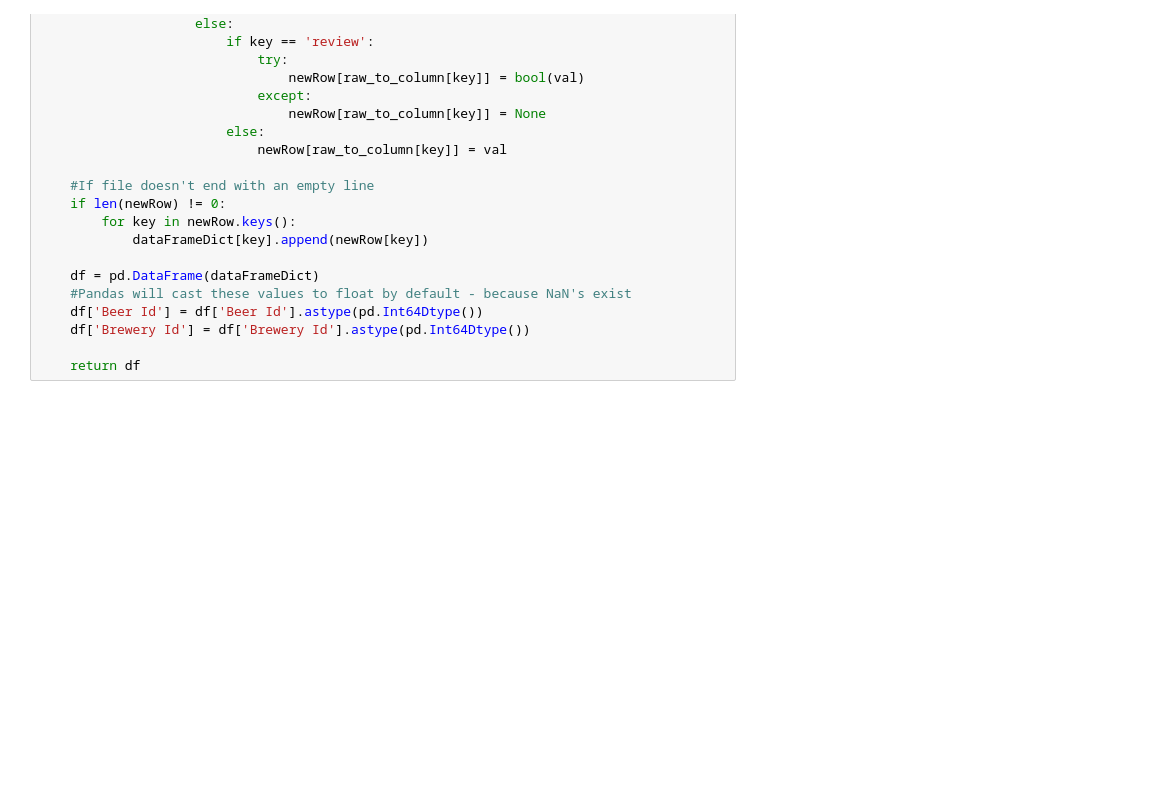
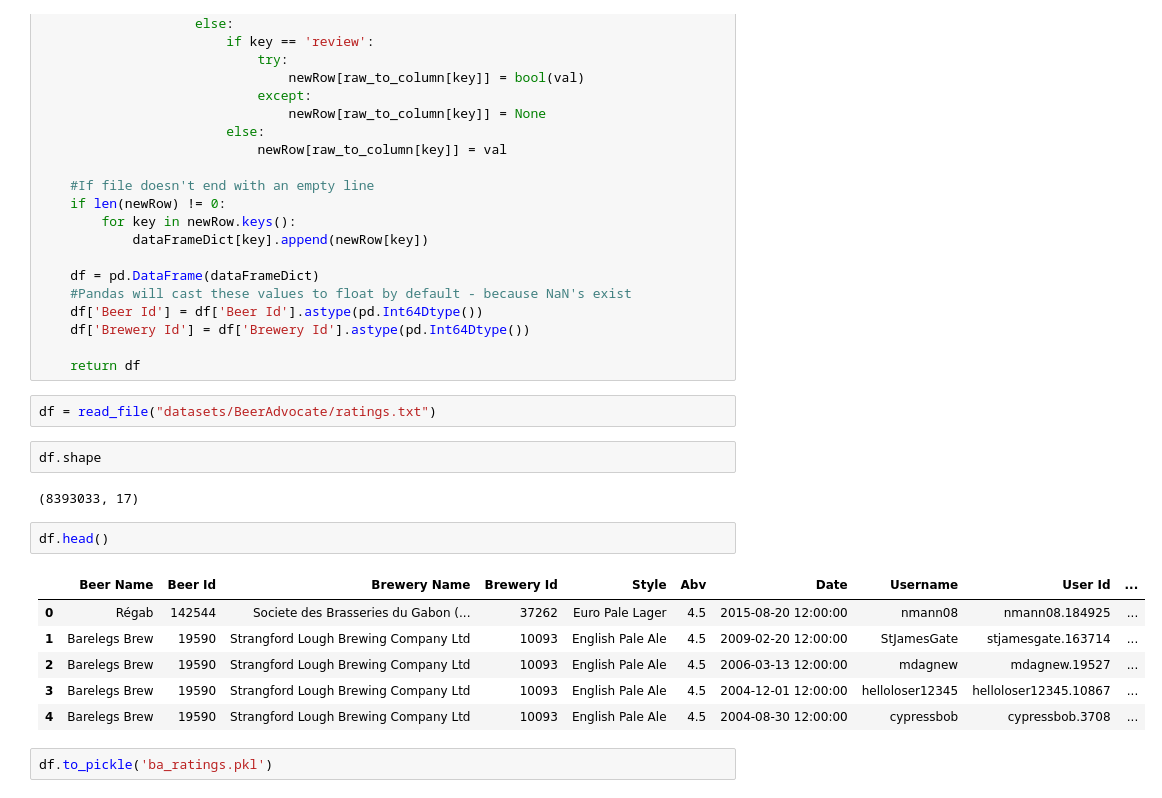
Before and after one commit to epfl-ada/ada-2022-project-rakijada, a Jupyter notebook: Parse Data From txt.ipynb, the cells around one changed output. Cells and saved outputs as stored; diff of their text form; blank space fills up the shorter version.

```diff
--- a/Parse Data From txt.ipynb
+++ b/Parse Data From txt.ipynb
@@ -77,3 +77,20 @@ def read_file(path_to_file):
     df['Brewery Id'] = df['Brewery Id'].astype(pd.Int64Dtype())
 
     return df
+# %%
+df = read_file("datasets/BeerAdvocate/ratings.txt")
+# %%
+df.shape
+# %% [output]
+(8393033, 17)
+# %%
+df.head()
+# %% [output]
+|  | Beer Name | Beer Id | Brewery Name | Brewery Id | Style | Abv | Date | Username | User Id | ... |
+| 0 | Régab | 142544 | Societe des Brasseries du Gabon (... | 37262 | Euro Pale Lager | 4.5 | 2015-08-20 12:00:00 | nmann08 | nmann08.184925 | ... |
+| 1 | Barelegs Brew | 19590 | Strangford Lough Brewing Company Ltd | 10093 | English Pale Ale | 4.5 | 2009-02-20 12:00:00 | StJamesGate | stjamesgate.163714 | ... |
+| 2 | Barelegs Brew | 19590 | Strangford Lough Brewing Company Ltd | 10093 | English Pale Ale | 4.5 | 2006-03-13 12:00:00 | mdagnew | mdagnew.19527 | ... |
+| 3 | Barelegs Brew | 19590 | Strangford Lough Brewing Company Ltd | 10093 | English Pale Ale | 4.5 | 2004-12-01 12:00:00 | helloloser12345 | helloloser12345.10867 | ... |
+| 4 | Barelegs Brew | 19590 | Strangford Lough Brewing Company Ltd | 10093 | English Pale Ale | 4.5 | 2004-08-30 12:00:00 | cypressbob | cypressbob.3708 | ... |
+# %%
+df.to_pickle('ba_ratings.pkl')
```
Also changed, not shown: parts of 22 cells of this notebook, 2 other files.
